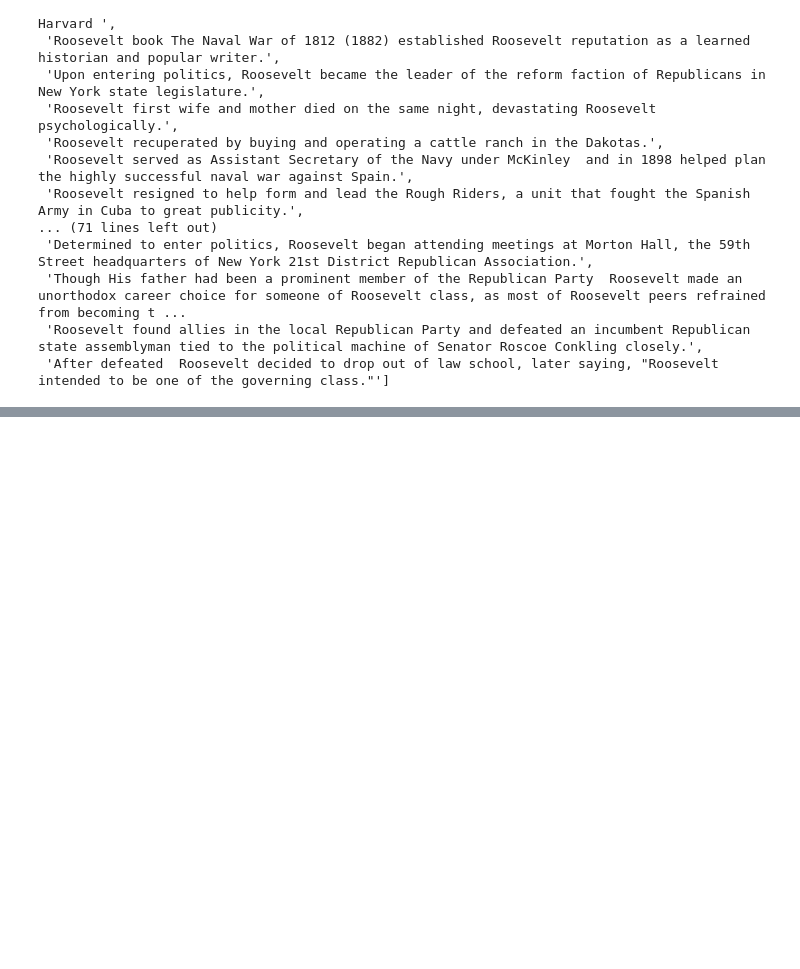
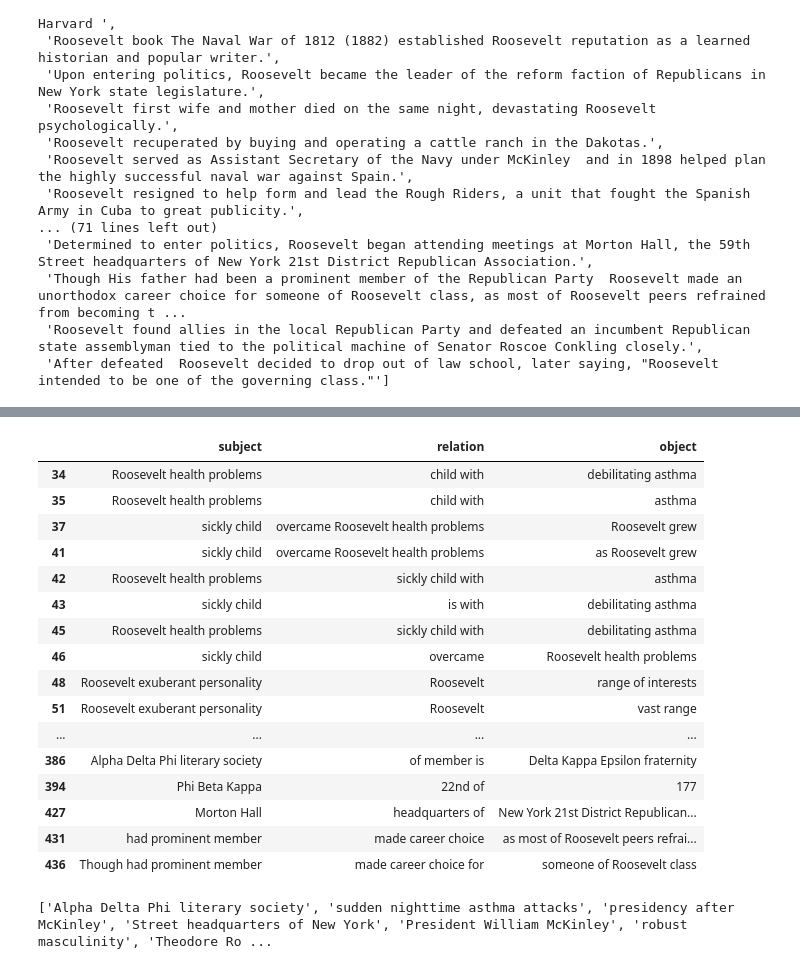
Before and after one commit to CommieNeutral113/ontology_learning_101, a Jupyter notebook: sent_replace.ipynb, the cells around one changed output, grey strips where cells are left out. Cells and saved outputs as stored; diff of their text form; code cells hidden in the pictures; blank space fills up the shorter version.

```diff
--- a/sent_replace.ipynb
+++ b/sent_replace.ipynb
@@ -374,0 +377,2 @@ PermanentlyFailedException: Timed out waiting for service to come alive.
+# %%
+SVO_df = pd.read_excel('small_teddy_coref_SVO.xlsx').drop(columns='Unnamed: 0')
@@ -374,0 +421,5 @@ PermanentlyFailedException: Timed out waiting for service to come alive.
+# %%
+small_teddy_term = []
+file = open('small_teddy_terms.txt', 'r')
+small_teddy_term = file.read().split('\n')
+file.close()
@@ -374,0 +465,25 @@ PermanentlyFailedException: Timed out waiting for service to come alive.
+# %%
+second_mask = SVO_df['subject'].str.contains('|'.join(small_teddy_term))
+SVO_df[second_mask].head(50)
+# %% [output]
+|  | subject | relation | object |
+| 34 | Roosevelt health problems | child with | debilitating asthma |
+| 35 | Roosevelt health problems | child with | asthma |
+| 37 | sickly child | overcame Roosevelt health problems | Roosevelt grew |
+| 41 | sickly child | overcame Roosevelt health problems | as Roosevelt grew |
+| 42 | Roosevelt health problems | sickly child with | asthma |
+| 43 | sickly child | is with | debilitating asthma |
+| 45 | Roosevelt health problems | sickly child with | debilitating asthma |
+| 46 | sickly child | overcame | Roosevelt health problems |
+| 48 | Roosevelt exuberant personality | Roosevelt | range of interests |
+| 51 | Roosevelt exuberant personality | Roosevelt | vast range |
+| ... | ... | ... | ... |
+| 386 | Alpha Delta Phi literary society | of member is | Delta Kappa Epsilon fraternity |
+| 394 | Phi Beta Kappa | 22nd of | 177 |
+| 427 | Morton Hall | headquarters of | New York 21st District Republican... |
+| 431 | had prominent member | made career choice | as most of Roosevelt peers refrai... |
+| 436 | Though had prominent member | made career choice for | someone of Roosevelt class |
+# %%
+print(list(simpleGenerator(small_teddy_term)))
+# %% [output]
+['Alpha Delta Phi literary society', 'sudden nighttime asthma attacks', 'presidency after McKinley', 'Street headquarters of New York', 'President William McKinley', 'robust masculinity', 'Theodore Ro ...
```
Also changed, not shown: parts of 16 cells of this notebook, 1 other file.
